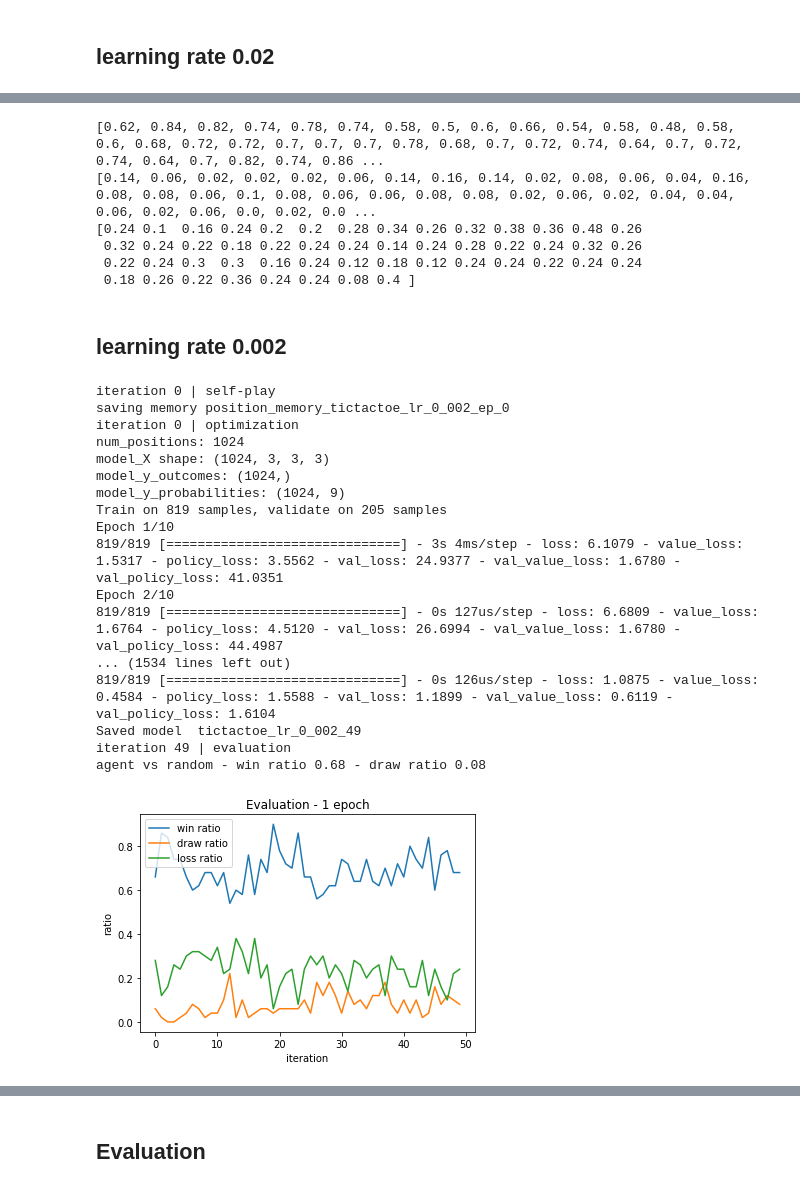
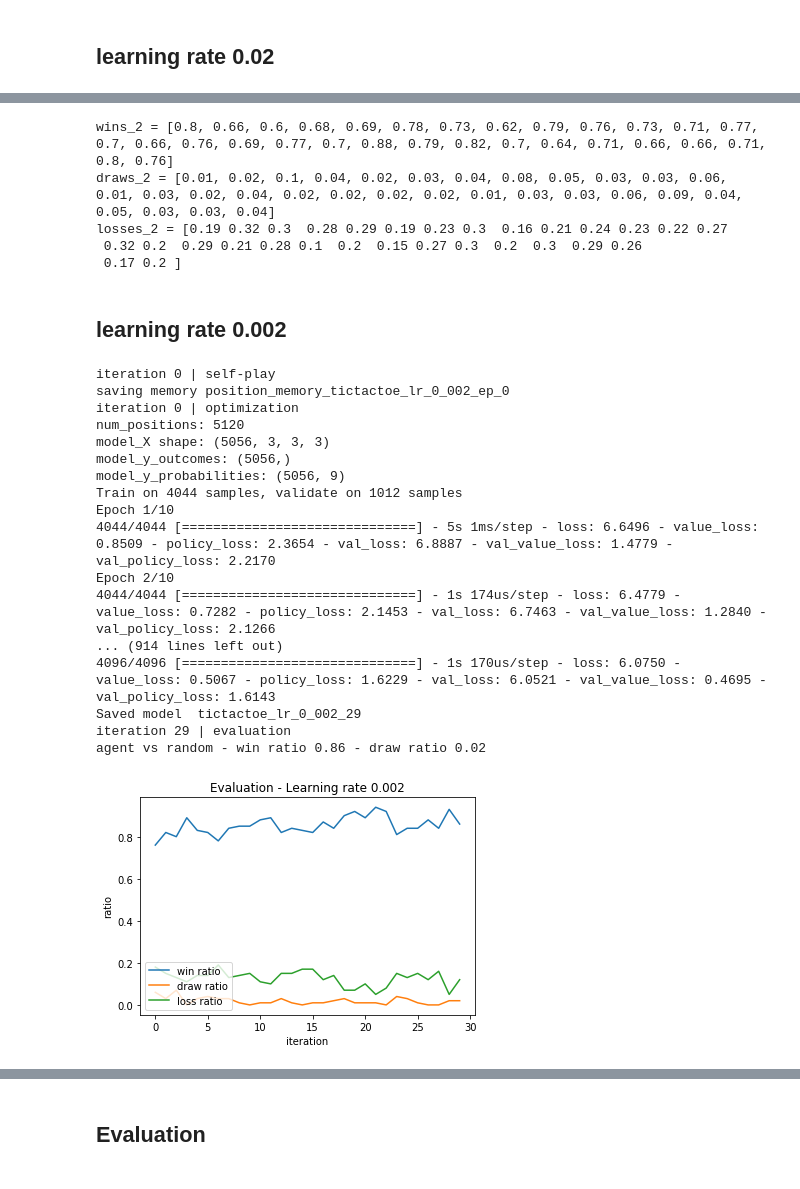
Before and after one commit to y4nnic/AlphaZero_for_small_board_games, a Jupyter notebook: experiment_learning_rate.ipynb, the cells around one changed output, grey strips where cells are left out. Saved outputs shown, nothing was run; the diff lists cells and outputs as text; code cells hidden in the pictures.

Commit message:
updated learning rate experiment (tictactoe)

```diff
--- a/experiment_learning_rate.ipynb
+++ b/experiment_learning_rate.ipynb
@@ -184,14 +190,13 @@ plt.show()
 # %%
-print(wins_2)
-print(draws_2)
-print(losses_2)
+print("wins_2 =",wins_2)
+print("draws_2 =",draws_2)
+print("losses_2 =",losses_2)
 # %% [output]
-[0.62, 0.84, 0.82, 0.74, 0.78, 0.74, 0.58, 0.5, 0.6, 0.66, 0.54, 0.58, 0.48, 0.58, 0.6, 0.68, 0.72, 0.72, 0.7, 0.7, 0.7, 0.78, 0.68, 0.7, 0.72, 0.74, 0.64, 0.7, 0.72, 0.74, 0.64, 0.7, 0.82, 0.74, 0.86 ...
-[0.14, 0.06, 0.02, 0.02, 0.02, 0.06, 0.14, 0.16, 0.14, 0.02, 0.08, 0.06, 0.04, 0.16, 0.08, 0.08, 0.06, 0.1, 0.08, 0.06, 0.06, 0.08, 0.08, 0.02, 0.06, 0.02, 0.04, 0.04, 0.06, 0.02, 0.06, 0.0, 0.02, 0.0 ...
-[0.24 0.1  0.16 0.24 0.2  0.2  0.28 0.34 0.26 0.32 0.38 0.36 0.48 0.26
- 0.32 0.24 0.22 0.18 0.22 0.24 0.24 0.14 0.24 0.28 0.22 0.24 0.32 0.26
- 0.22 0.24 0.3  0.3  0.16 0.24 0.12 0.18 0.12 0.24 0.24 0.22 0.24 0.24
- 0.18 0.26 0.22 0.36 0.24 0.24 0.08 0.4 ]
+wins_2 = [0.8, 0.66, 0.6, 0.68, 0.69, 0.78, 0.73, 0.62, 0.79, 0.76, 0.73, 0.71, 0.77, 0.7, 0.66, 0.76, 0.69, 0.77, 0.7, 0.88, 0.79, 0.82, 0.7, 0.64, 0.71, 0.66, 0.66, 0.71, 0.8, 0.76]
+draws_2 = [0.01, 0.02, 0.1, 0.04, 0.02, 0.03, 0.04, 0.08, 0.05, 0.03, 0.03, 0.06, 0.01, 0.03, 0.02, 0.04, 0.02, 0.02, 0.02, 0.02, 0.01, 0.03, 0.03, 0.06, 0.09, 0.04, 0.05, 0.03, 0.03, 0.04]
+losses_2 = [0.19 0.32 0.3  0.28 0.29 0.19 0.23 0.3  0.16 0.21 0.24 0.23 0.22 0.27
+ 0.32 0.2  0.29 0.21 0.28 0.1  0.2  0.15 0.27 0.3  0.2  0.3  0.29 0.26
+ 0.17 0.2 ]
 # %% [markdown]
 ## learning rate 0.002
 # %%
@@ -232,44 +238,44 @@ NEURAL_NETWORKS = {
 # %%
 test_pipeline = Pipeline("tictactoe_lr_0_002", "TicTacToe")
 # %%
-wins_3, draws_3 = test_pipeline.run(50)
+wins_3, draws_3 = test_pipeline.run(30)
 # %% [output]
 iteration 0 | self-play
 saving memory position_memory_tictactoe_lr_0_002_ep_0
 iteration 0 | optimization
-num_positions: 1024
-model_X shape: (1024, 3, 3, 3)
-model_y_outcomes: (1024,)
-model_y_probabilities: (1024, 9)
-Train on 819 samples, validate on 205 samples
+num_positions: 5120
+model_X shape: (5056, 3, 3, 3)
+model_y_outcomes: (5056,)
+model_y_probabilities: (5056, 9)
+Train on 4044 samples, validate on 1012 samples
 Epoch 1/10
-819/819 [==============================] - 3s 4ms/step - loss: 6.1079 - value_loss: 1.5317 - policy_loss: 3.5562 - val_loss: 24.9377 - val_value_loss: 1.6780 - val_policy_loss: 41.0351
+4044/4044 [==============================] - 5s 1ms/step - loss: 6.6496 - value_loss: 0.8509 - policy_loss: 2.3654 - val_loss: 6.8887 - val_value_loss: 1.4779 - val_policy_loss: 2.2170
 Epoch 2/10
-819/819 [==============================] - 0s 127us/step - loss: 6.6809 - value_loss: 1.6764 - policy_loss: 4.5120 - val_loss: 26.6994 - val_value_loss: 1.6780 - val_policy_loss: 44.4987
-... (1534 lines left out)
-819/819 [==============================] - 0s 126us/step - loss: 1.0875 - value_loss: 0.4584 - policy_loss: 1.5588 - val_loss: 1.1899 - val_value_loss: 0.6119 - val_policy_loss: 1.6104
-Saved model  tictactoe_lr_0_002_49
-iteration 49 | evaluation
-agent vs random - win ratio 0.68 - draw ratio 0.08
+4044/4044 [==============================] - 1s 174us/step - loss: 6.4779 - value_loss: 0.7282 - policy_loss: 2.1453 - val_loss: 6.7463 - val_value_loss: 1.2840 - val_policy_loss: 2.1266
+... (914 lines left out)
+4096/4096 [==============================] - 1s 170us/step - loss: 6.0750 - value_loss: 0.5067 - policy_loss: 1.6229 - val_loss: 6.0521 - val_value_loss: 0.4695 - val_policy_loss: 1.6143
+Saved model  tictactoe_lr_0_002_29
+iteration 29 | evaluation
+agent vs random - win ratio 0.86 - draw ratio 0.02
 # %%
 fig = plt.figure()
 
-plt.title("Evaluation - 1 epoch")
+plt.title("Evaluation - Learning rate 0.002")
 
 plt.xlabel("iteration")
 plt.ylabel("ratio")
 
-x = np.arange(50)
-losses_3 = np.ones(50) - wins_3 - draws_3
+x = np.arange(30)
+losses_3 = np.ones(30) - wins_3 - draws_3
 # no_loss = np.zeros(50) + wins +draws
 
 plt.plot(x, wins_3, label="win ratio")
 plt.plot(x, draws_3, label="draw ratio")
 #plt.plot(x, no_loss, label="no loss ratio")
 plt.plot(x, losses_3, label="loss ratio")
 
-plt.legend(loc=2)
+plt.legend(loc=3)
 plt.show()
 # %% [output]
-[figure, old version]
+[figure, new version]
 # %%
```
Also changed, not shown: parts of 53 cells of this notebook, 8 other files.
